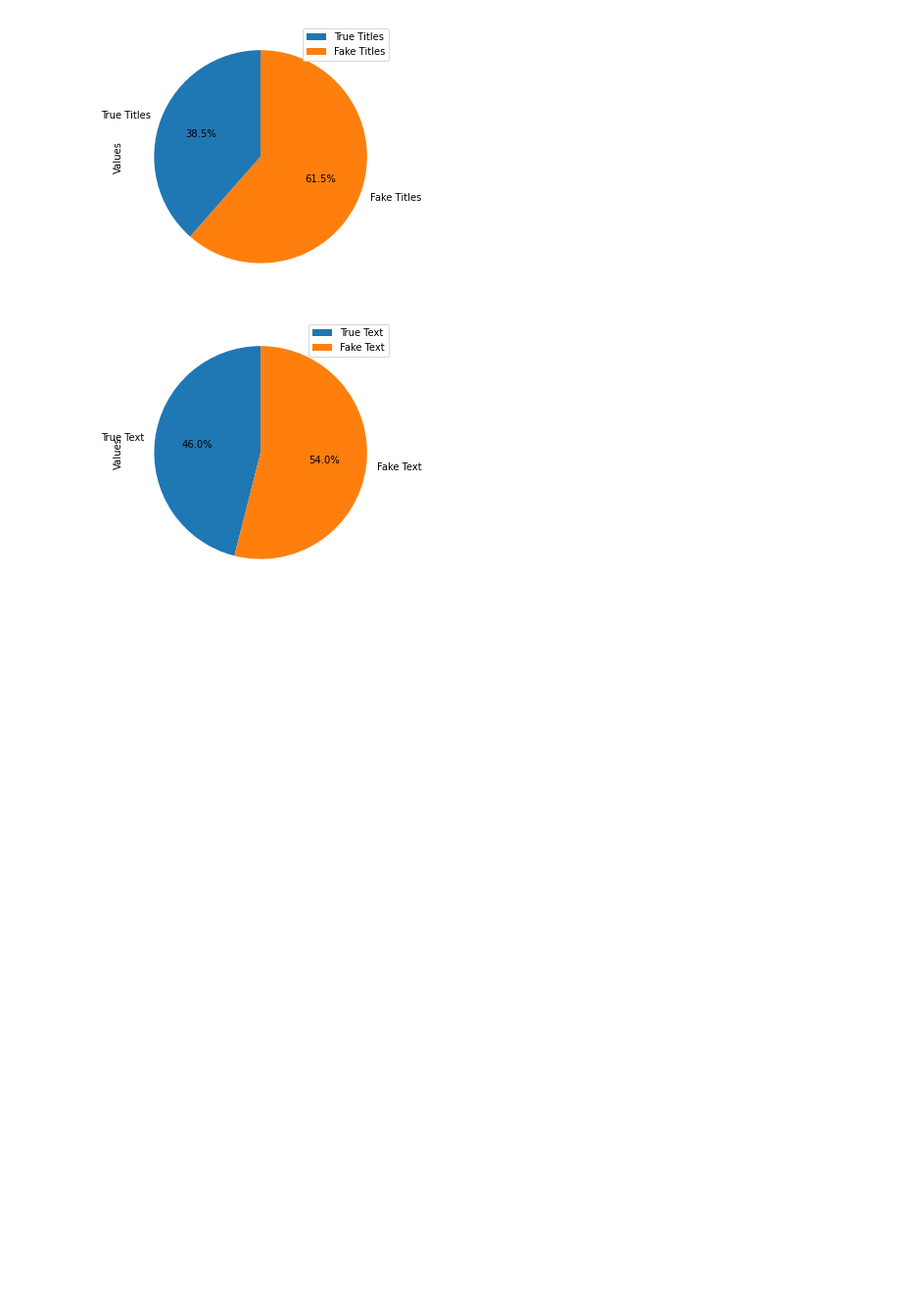
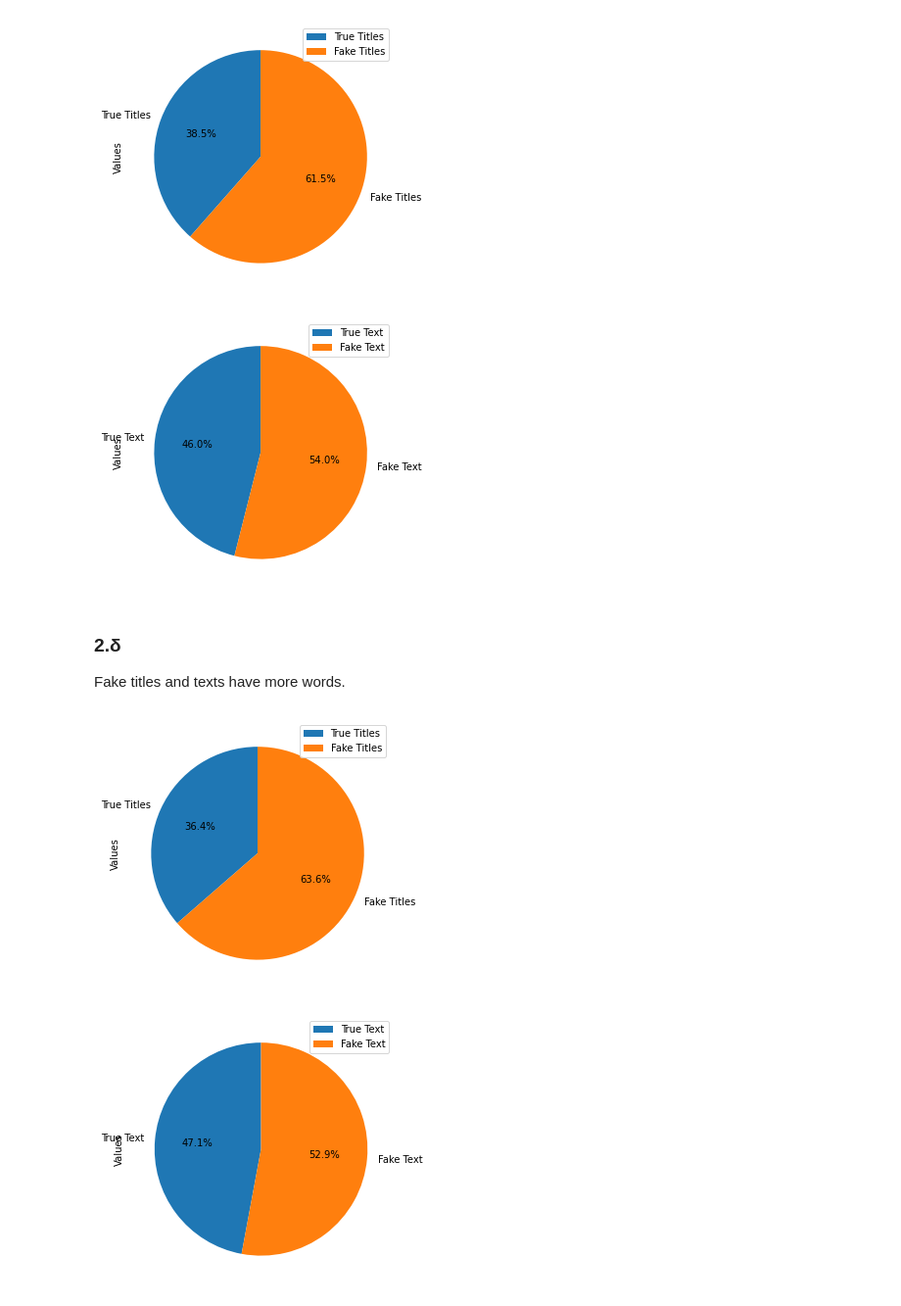
Before and after one commit to Uni-2018-n/tede_2, a Jupyter notebook: main.ipynb, the cells around one changed output. Shown at 98% size. Saved outputs shown, nothing was run; the diff lists cells and outputs as text; code cells hidden in the pictures; blank space fills up the shorter version.

```diff
--- a/main.ipynb
+++ b/main.ipynb
@@ -62,3 +64,62 @@ ex_2c()
 # %% [output]
 [figure]
 [figure]
+# %% [markdown]
+### 2.δ
+
+Fake titles and texts have more words.
+# %%
+def ex_2d():
+
+    stop = stopwords.words('english')
+
+    true_df = true.dropna(subset=['title', 'text']) # drop Nan
+
+    true_df['title_no_stopwords'] = true_df['title'].apply(lambda x: ' '.join([word for word in x.split() if word not in (stop)]))
+    title_list = true_df['title_no_stopwords'].tolist()
+
+    true_df['text_no_stopwords'] = true_df['text'].apply(lambda x: ' '.join([word for word in x.split() if word not in (stop)]))
+    text_list = true_df['text_no_stopwords'].tolist()
+
+    true_title = 0
+    true_text = 0
+
+    for i in title_list:
+        true_title += len(i)
+
+    for i in text_list:
+        true_text += len(i)
+
+    fake_title = 0
+    fake_text = 0
+
+    fake_df = fake.dropna(subset=['title', 'text']) # drop Nan
+
+    fake_df['title_no_stopwords'] = fake_df['title'].apply(lambda x: ' '.join([word for word in x.split() if word not in (stop)]))
+    title_list = fake_df['title_no_stopwords'].tolist()
+
+    fake_df['text_no_stopwords'] = fake_df['text'].apply(lambda x: ' '.join([word for word in x.split() if word not in (stop)]))
+    text_list = fake_df['text_no_stopwords'].tolist()
+
+    for i in title_list:
+        fake_title += len(i)
+
+    for i in text_list:
+        fake_text += len(i)
+
+    data = {'Values': [true_title, fake_title]}
+    df = pd.DataFrame(data,columns=['Values'],index = ['True Titles','Fake Titles'])
+
+    df.plot.pie(y='Values',figsize=(5, 5),autopct='%1.1f%%', startangle=90)
+    plt.show()
+
+    data = {'Values': [true_text, fake_text]}
+    df = pd.DataFrame(data,columns=['Values'],index = ['True Text','Fake Text'])
+
+    df.plot.pie(y='Values',figsize=(5, 5),autopct='%1.1f%%', startangle=90)
+    plt.show()
+
+ex_2d()
+# %% [output]
+[figure, added]
+[figure, added]
```
Also changed, not shown: parts of 3 cells of this notebook.
